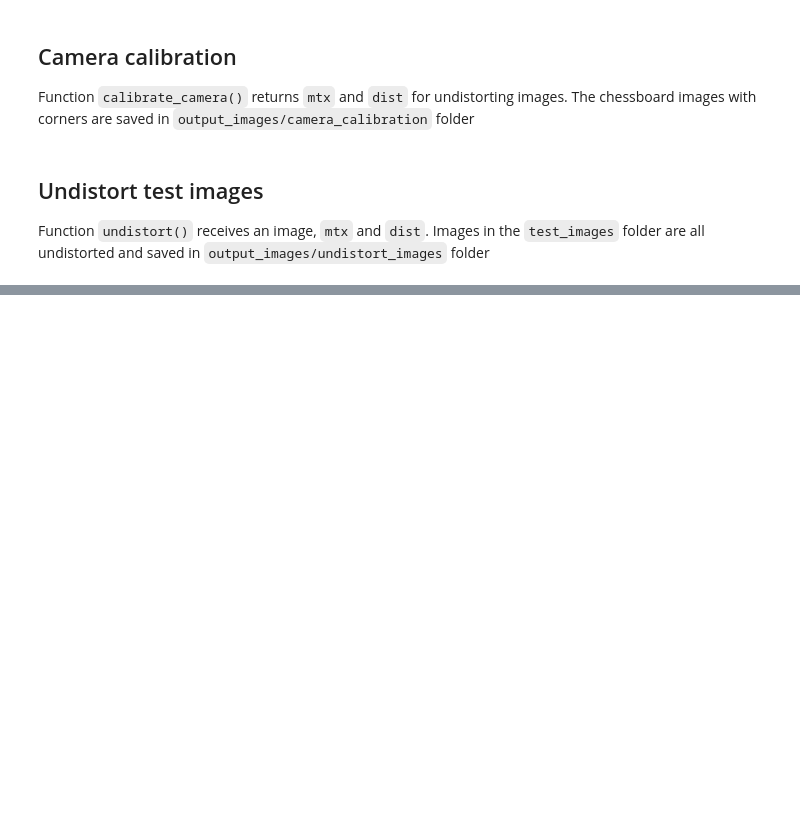
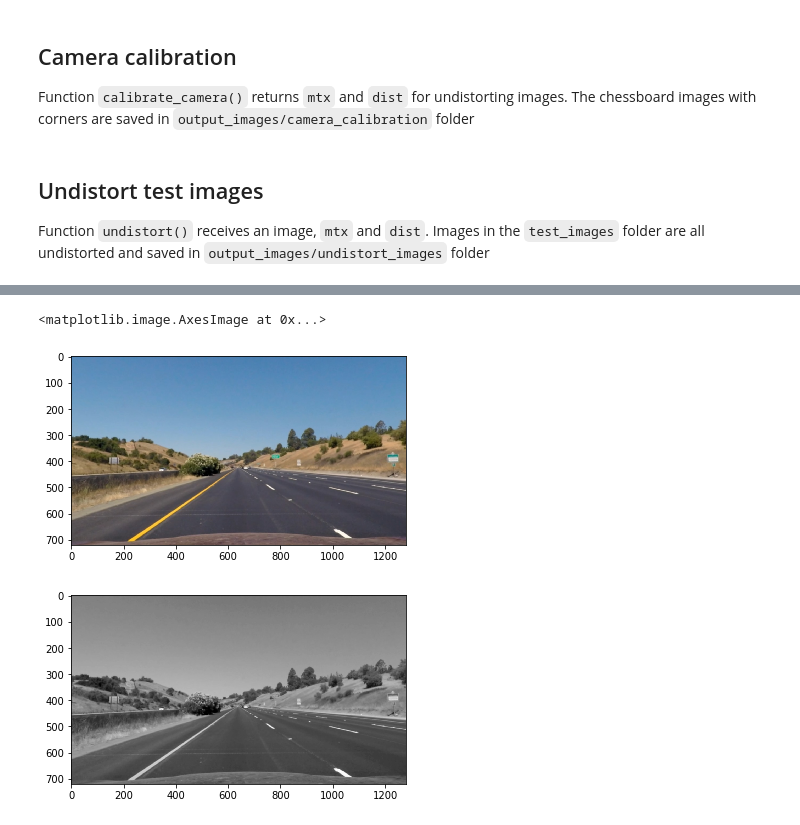
Before and after one commit to ytian81/CarND-Advanced-Lane-Lines, a Jupyter notebook: examples/example.ipynb, the cells around one changed output, grey strips where cells are left out. Drawn from its saved outputs; the diff is of its cells as text; code cells hidden in the pictures; blank space fills up the shorter version.

```diff
--- a/examples/example.ipynb
+++ b/examples/example.ipynb
@@ -84,0 +236,17 @@ for fname in images:
+# %%
+def prepross_img(img):
+    gaussian_kernal_size = 5
+    undistorted = undistort(img, mtx, dist)
+    blurred = gaussian_blur(undistorted, gaussian_kernal_size)
+    return blurred
+blurred = prepross_img(img)
+gray = grayscale(blurred)
+
+plt.figure()
+plt.imshow(blurred)
+plt.figure()
+plt.imshow(gray, cmap='gray')
+# %% [output]
+<matplotlib.image.AxesImage at 0x...>
+[figure, added]
+[figure, added]
```
Also changed, not shown: parts of 11 cells of this notebook.
